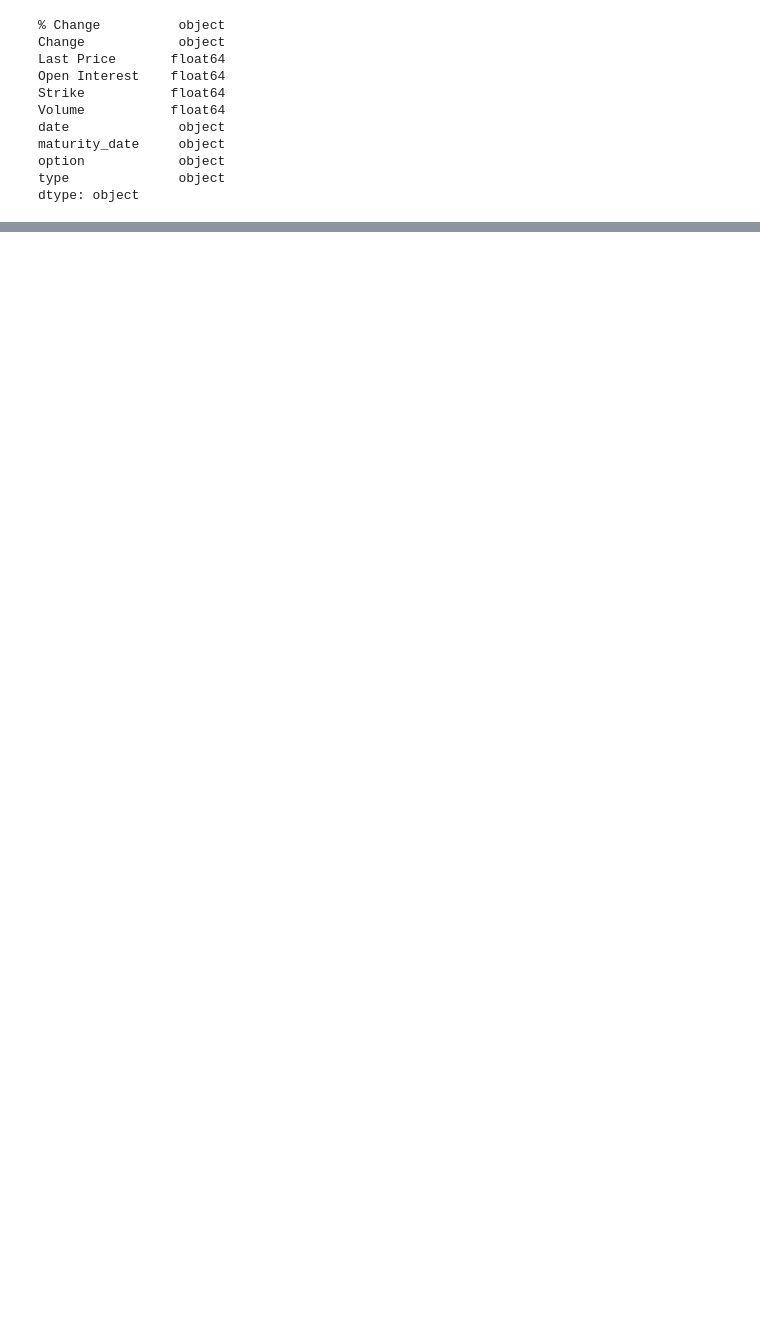
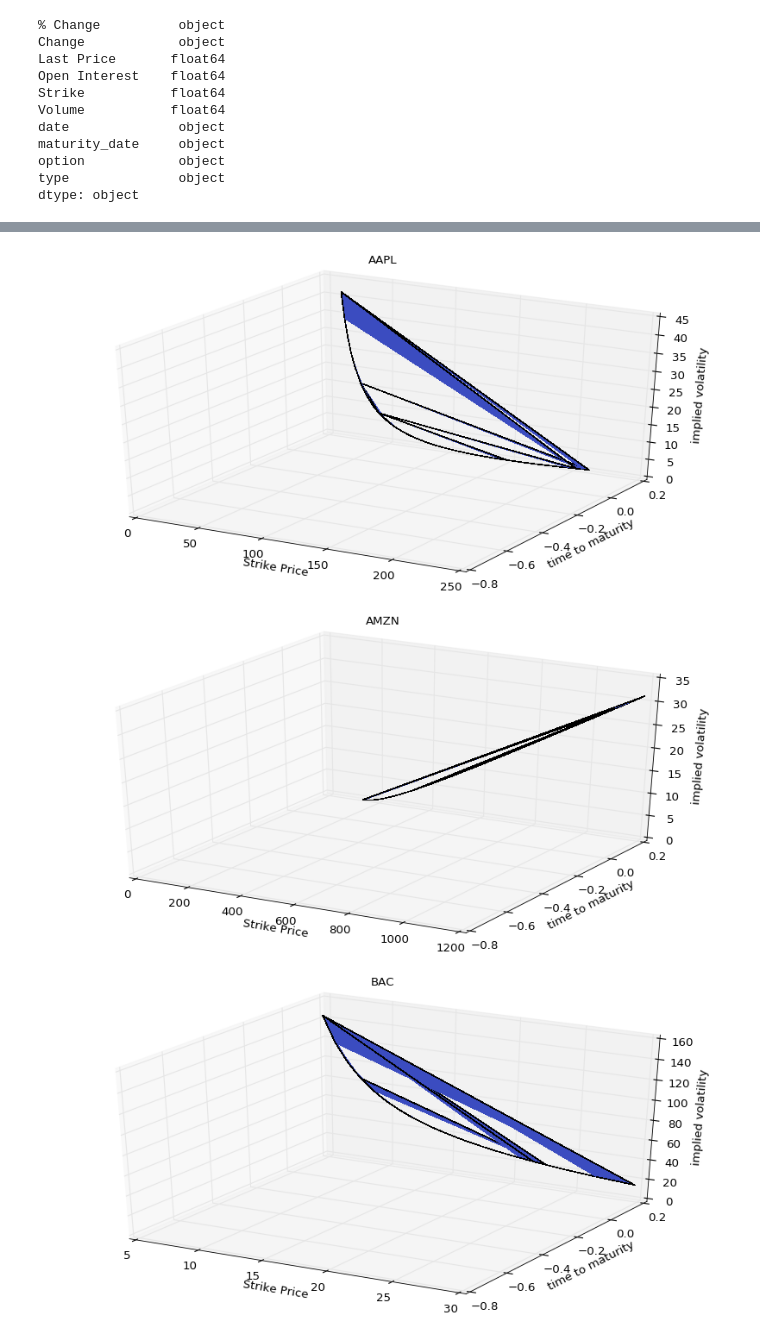
Before and after one commit to MiyainNYC/Financial-Modeling, a Jupyter notebook: Financial Data Crawling.ipynb, the cells around one changed output, grey strips where cells are left out. Cells and saved outputs as stored; diff of their text form; code cells hidden in the pictures; blank space fills up the shorter version.

```diff
--- a/Financial Data Crawling.ipynb
+++ b/Financial Data Crawling.ipynb
@@ -265,0 +294,7 @@ for key in df_dict.keys():
+# %%
+for filename in glob.glob('*'):
+    display(Image(filename))
+# %% [output]
+[figure, added]
+[figure, added]
+[figure, added]
```
Also changed, not shown: parts of 27 cells of this notebook.
